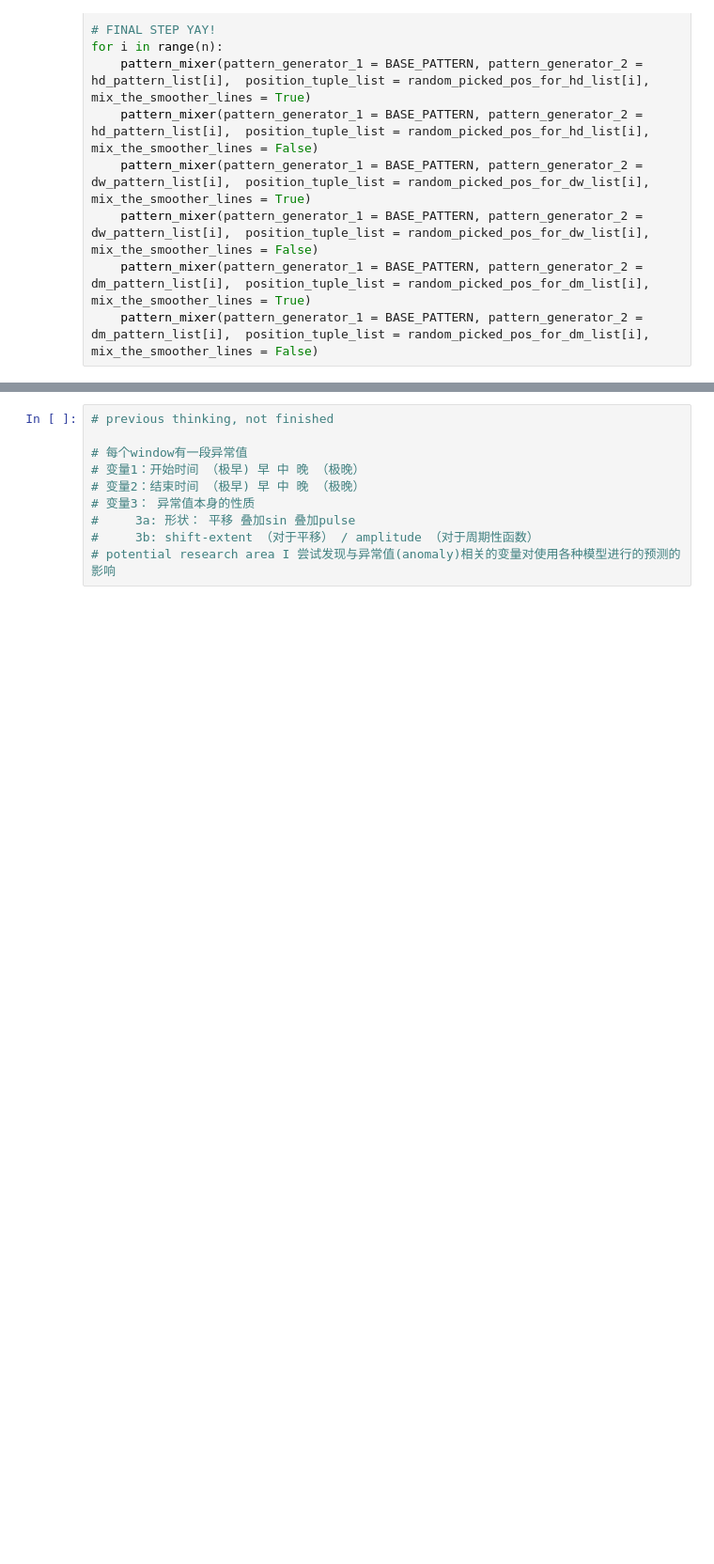
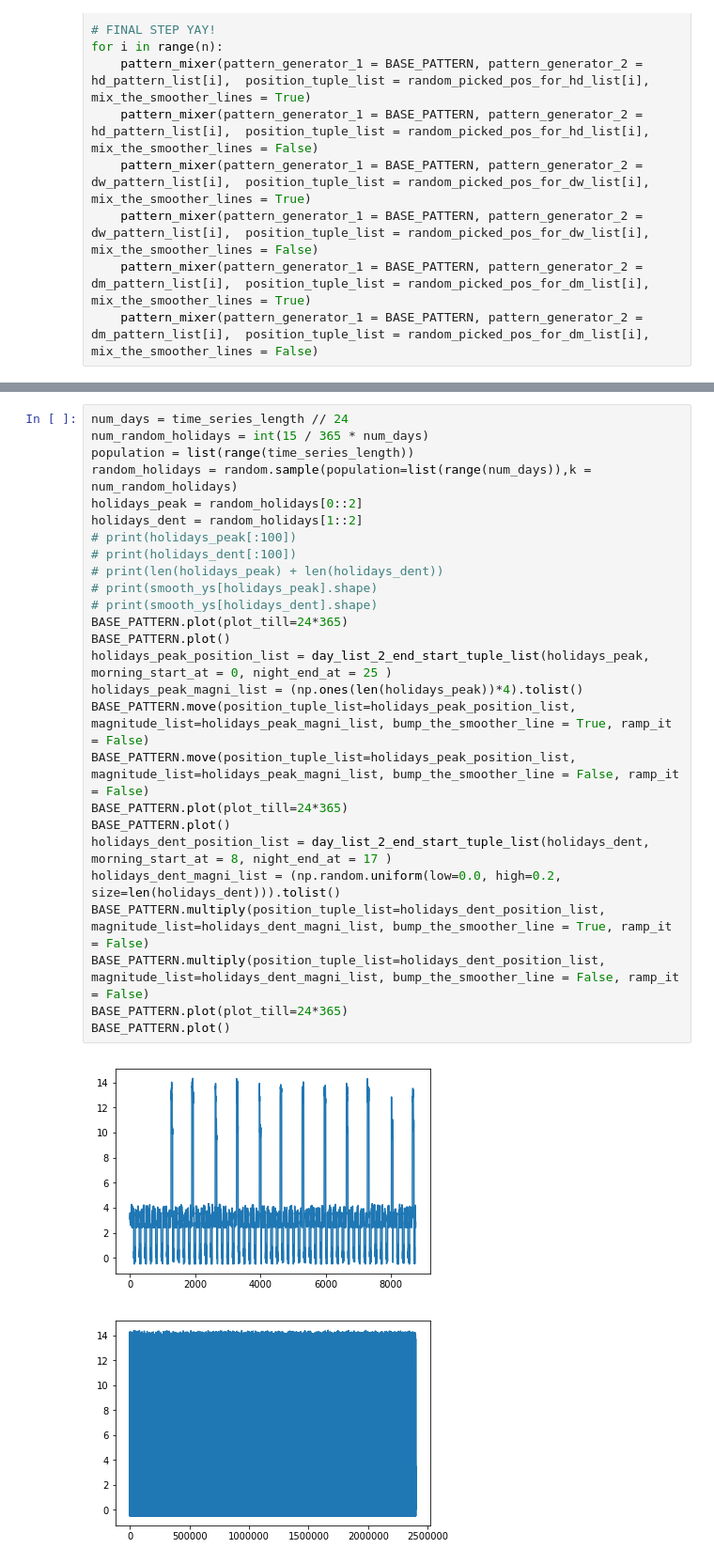
Before and after one commit to nuankw/Summer-Research-2018-Group, a Jupyter notebook: Dataset_No_2_Generator.ipynb, the cells around one changed output, grey strips where cells are left out. Shown at 94% size. Cells and saved outputs as stored; diff of their text form; blank space fills up the shorter version.

```diff
--- a/Dataset_No_2_Generator.ipynb
+++ b/Dataset_No_2_Generator.ipynb
@@ -138,10 +140,29 @@ np.save('Dataset_2_normal.npy', smooth_ys)
-# %%
-# previous thinking, not finished
-
-# 每个window有一段异常值
-# 变量1：开始时间 （极早) 早 中 晚 （极晚）
-# 变量2：结束时间 （极早) 早 中 晚 （极晚）
-# 变量3： 异常值本身的性质
-#     3a: 形状： 平移 叠加sin 叠加pulse
-#     3b: shift-extent （对于平移） / amplitude （对于周期性函数）
-# potential research area I 尝试发现与异常值(anomaly)相关的变量对使用各种模型进行的预测的影响
+# %%
+num_days = time_series_length // 24
+num_random_holidays = int(15 / 365 * num_days)
+population = list(range(time_series_length))
+random_holidays = random.sample(population=list(range(num_days)),k = num_random_holidays)
+holidays_peak = random_holidays[0::2]
+holidays_dent = random_holidays[1::2]
+# print(holidays_peak[:100])
+# print(holidays_dent[:100])
+# print(len(holidays_peak) + len(holidays_dent))
+# print(smooth_ys[holidays_peak].shape)
+# print(smooth_ys[holidays_dent].shape)
+BASE_PATTERN.plot(plot_till=24*365)
+BASE_PATTERN.plot()
+holidays_peak_position_list = day_list_2_end_start_tuple_list(holidays_peak, morning_start_at = 0, night_end_at = 25 )
+holidays_peak_magni_list = (np.ones(len(holidays_peak))*4).tolist()
+BASE_PATTERN.move(position_tuple_list=holidays_peak_position_list, magnitude_list=holidays_peak_magni_list, bump_the_smoother_line = True, ramp_it = False)
+BASE_PATTERN.move(position_tuple_list=holidays_peak_position_list, magnitude_list=holidays_peak_magni_list, bump_the_smoother_line = False, ramp_it = False)
+BASE_PATTERN.plot(plot_till=24*365)
+BASE_PATTERN.plot()
+holidays_dent_position_list = day_list_2_end_start_tuple_list(holidays_dent, morning_start_at = 8, night_end_at = 17 )
+holidays_dent_magni_list = (np.random.uniform(low=0.0, high=0.2, size=len(holidays_dent))).tolist()
+BASE_PATTERN.multiply(position_tuple_list=holidays_dent_position_list, magnitude_list=holidays_dent_magni_list, bump_the_smoother_line = True, ramp_it = False)
+BASE_PATTERN.multiply(position_tuple_list=holidays_dent_position_list, magnitude_list=holidays_dent_magni_list, bump_the_smoother_line = False, ramp_it = False)
+BASE_PATTERN.plot(plot_till=24*365)
+BASE_PATTERN.plot()
+# %% [output]
+[figure, added]
+[figure, added]
```
Also changed, not shown: parts of 4 cells of this notebook.
